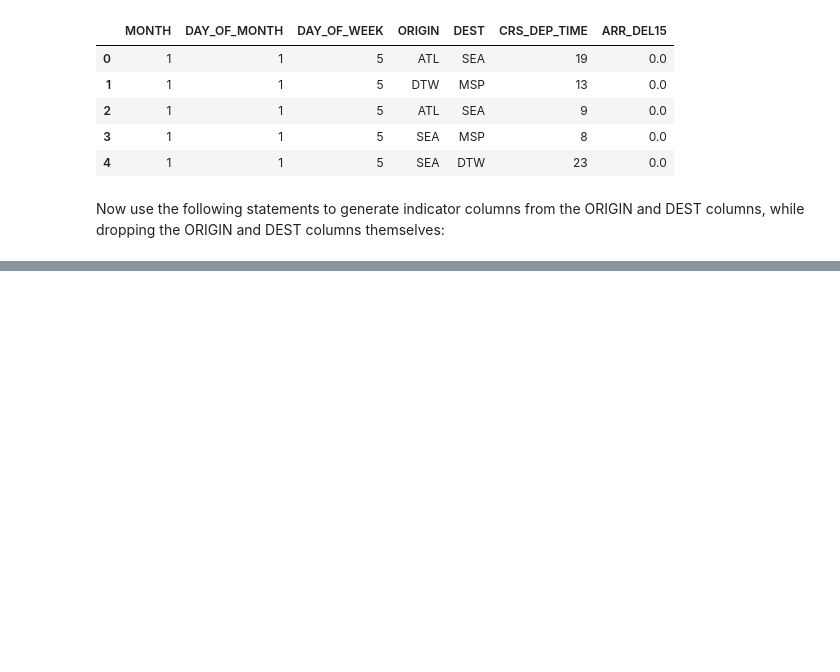
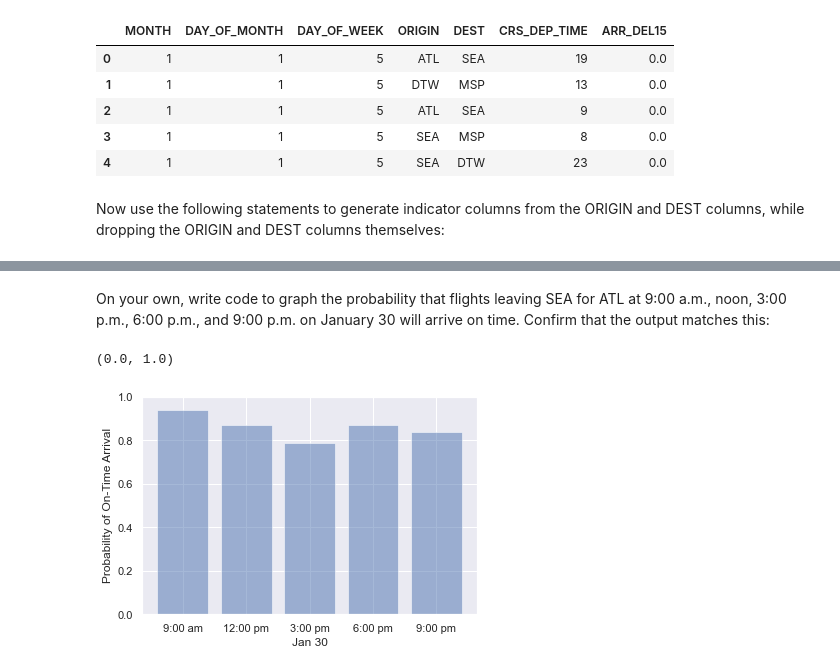
Before and after one commit to flegaspi700/ML-FML, a Jupyter notebook: Azure/Predict Flight Delays.ipynb, the cells around one changed output, grey strips where cells are left out. Drawn from its saved outputs; the diff is of its cells as text; code cells hidden in the pictures; blank space fills up the shorter version.

```diff
--- a/Azure/Predict Flight Delays.ipynb
+++ b/Azure/Predict Flight Delays.ipynb
@@ -167,0 +377,19 @@ df.head()
+# %% [markdown]
+On your own, write code to graph the probability that flights leaving SEA for ATL at 9:00 a.m., noon, 3:00 p.m., 6:00 p.m., and 9:00 p.m. on January 30 will arrive on time. Confirm that the output matches this:
+# %%
+labels = ('9:00 am', '12:00 pm', '3:00 pm', '6:00 pm', '9:00 pm')
+values = (predict_delay('30/01/2018 09:00:00', 'SEA', 'ATL'),
+          predict_delay('30/01/2018 12:00:00', 'SEA', 'ATL'),
+          predict_delay('30/01/2018 15:00:00', 'SEA', 'ATL'),
+          predict_delay('30/01/2018 18:00:00', 'SEA', 'ATL'),
+          predict_delay('30/01/2018 21:00:00', 'SEA', 'ATL'))
+alabels = np.arange(len(labels))
+
+plt.bar(alabels, values, align='center', alpha=0.5)
+plt.xticks(alabels, labels)
+plt.xlabel('Jan 30')
+plt.ylabel('Probability of On-Time Arrival')
+plt.ylim((0.0, 1.0))
+# %% [output]
+(0.0, 1.0)
+[figure, added]
```
Also changed, not shown: parts of 39 cells of this notebook.
